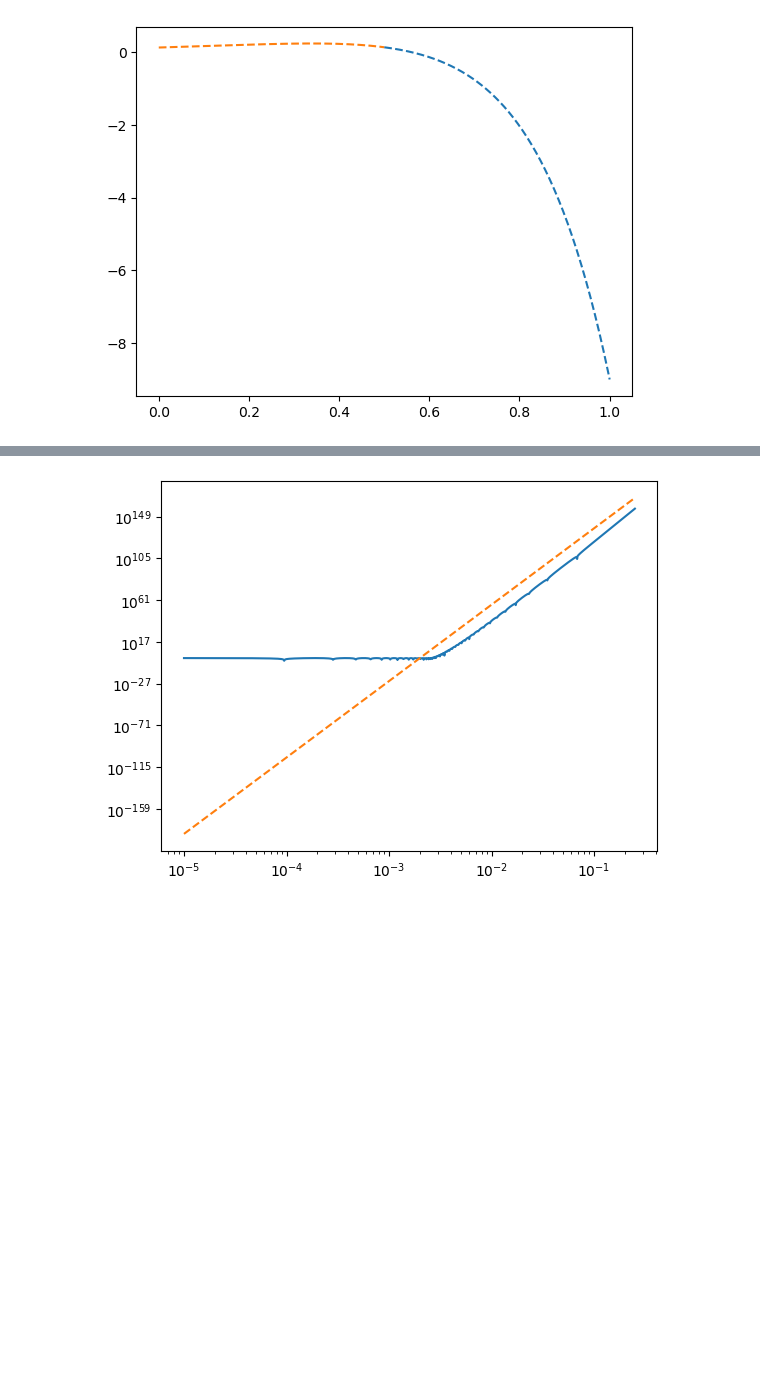
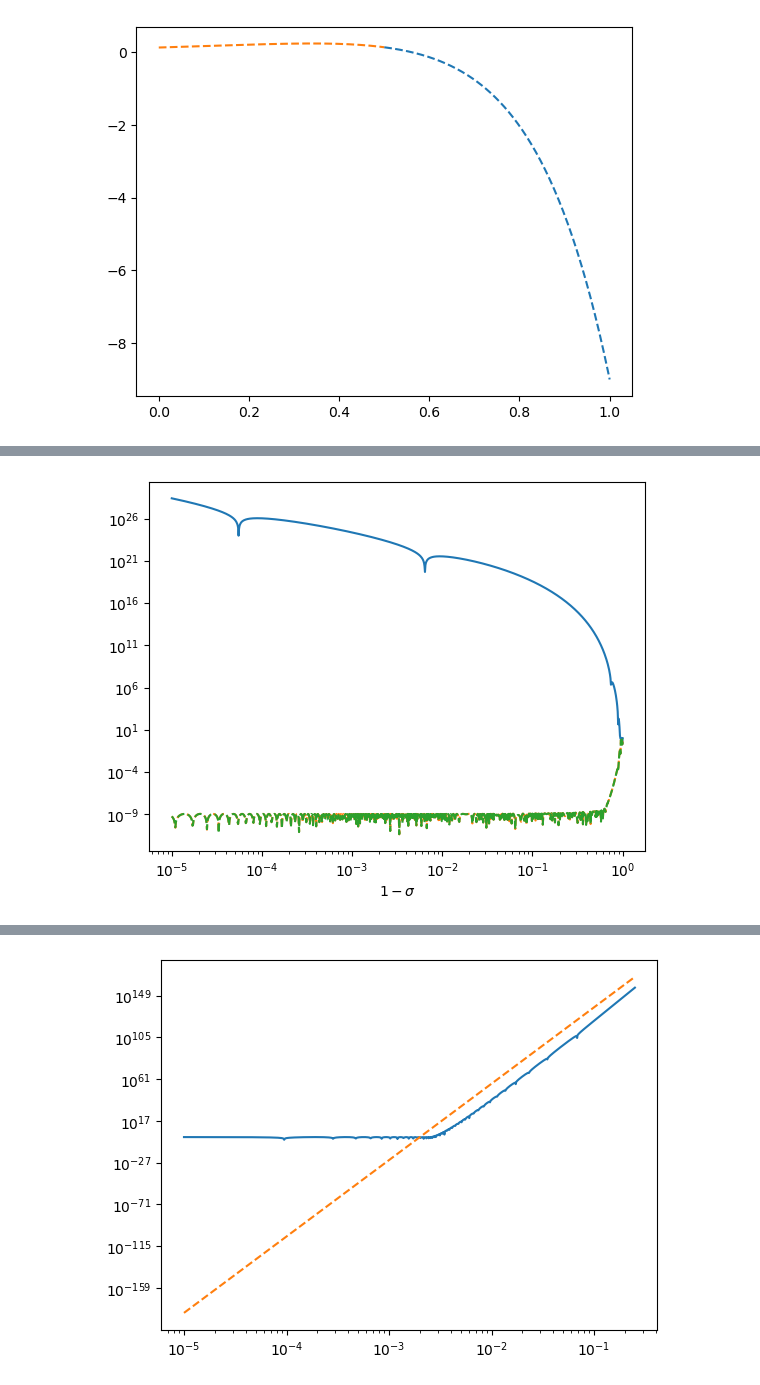
Before and after one commit to znasipak/hbl-teukolsky, a Jupyter notebook: scratch.ipynb, the cells around one changed output, grey strips where cells are left out. Drawn from its saved outputs; the diff is of its cells as text; code cells hidden in the pictures; blank space fills up the shorter version.

```diff
--- a/scratch.ipynb
+++ b/scratch.ipynb
@@ -149,3 +166,14 @@ Psi5 = teuksolver4(teuk.teuk_sys, [y0, dy0], args = (kappa, s, lam, ma, omega),
+# %%
+sigmasm1 = np.logspace(np.log10(1e-5), np.log10(1), 1000)
+plt.plot(sigmasm1, np.abs(Psi3(1-sigmasm1).real))
+plt.plot(sigmasm1, np.abs(Psi5(1-sigmasm1).real), '--')
+plt.plot(sigmasm1, np.abs(Psi6(1-sigmasm1).real), '--')
+plt.yscale('log')
+plt.xscale('log')
+plt.xlabel('$1-\sigma$')
+plt.show()
+# %% [output]
+[figure, added]
 # %%
 sigmas = np.logspace(np.log10(1e-5), np.log10(0.25), 1000)
 plt.plot(sigmas, np.abs(1 - Psi(sigmas)/Psi2(sigmas)))
```
Also changed, not shown: parts of 44 cells of this notebook, 10 other files.
